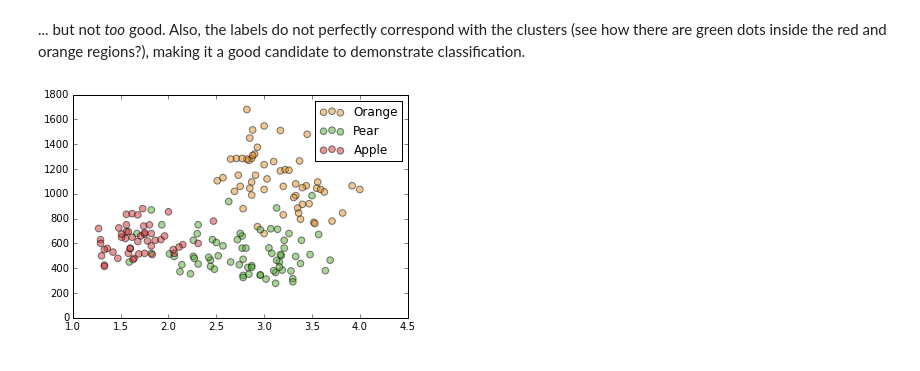
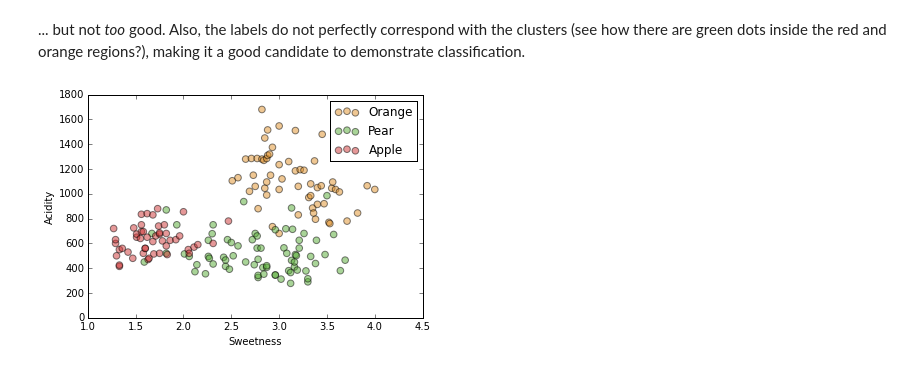
Before and after one commit to Prooffreader/intro_machine_learning, a Jupyter notebook: 01_The_Dataset.ipynb, the cells around one changed output. Saved outputs shown, nothing was run; the diff lists cells and outputs as text; code cells hidden in the pictures.

```diff
--- a/01_The_Dataset.ipynb
+++ b/01_The_Dataset.ipynb
@@ -54,9 +53,11 @@ df = pd.read_csv('fruit.csv')
 fruitnames = {1: 'Orange', 2: 'Pear', 3: 'Apple'}
 colors = {1: '#e09028', 2: '#55aa33', 3: '#cc3333'}
 fruitlist = ['Orange', 'Pear', 'Apple']
-# It's a trifle inelegant, but the list fruitlist is zero-indexed
-# and the dict fruitnames is one-indexed.
+# It's a trifle inelegant to use both a list and a dict,
+# but fruitlist is zero-indexed and fruitnames is one-indexed.
 
-df.tail()
+df.sort(['sweetness', 'acidity', 'weight', 'elongatedness'], inplace=True)
+df.reset_index(drop=True, inplace=True)
+df.tail(10)
 # %% [output]
 3.4.2 |Anaconda 2.1.0 (64-bit)| (default, Jan  9 2015, 10:32:40) [MSC v.1600 64 bit (AMD64)]
@@ -120,10 +126,12 @@ df.plot(kind='scatter', x='sweetness', y='acidity', color='#228888', s=92, alpha
 ... but not *too* good. Also, the labels do not perfectly correspond with the clusters (see how there are green dots inside the red and orange regions?), making it a good candidate to demonstrate classification.
 # %%
 for i in range(3):
-    plt.scatter(df[df.fruit == i+1].sweetness, df[df.fruit == i+1].acidity,
-                s=44, c=[colors[x] for x in list(df[df.fruit == i+1].fruit)],
+    plt.scatter(df[df.fruit_id == i+1].sweetness, df[df.fruit_id == i+1].acidity,
+                s=44, c=[colors[x] for x in list(df[df.fruit_id == i+1].fruit_id)],
                 alpha=0.5, label=fruitnames[i+1])
+plt.xlabel('Sweetness')
+plt.ylabel('Acidity')
 plt.legend()
 plt.show()
 # %% [output]
-[figure, old version]
+[figure, new version]
```
Also changed, not shown: parts of 7 cells of this notebook, 8 other files.
